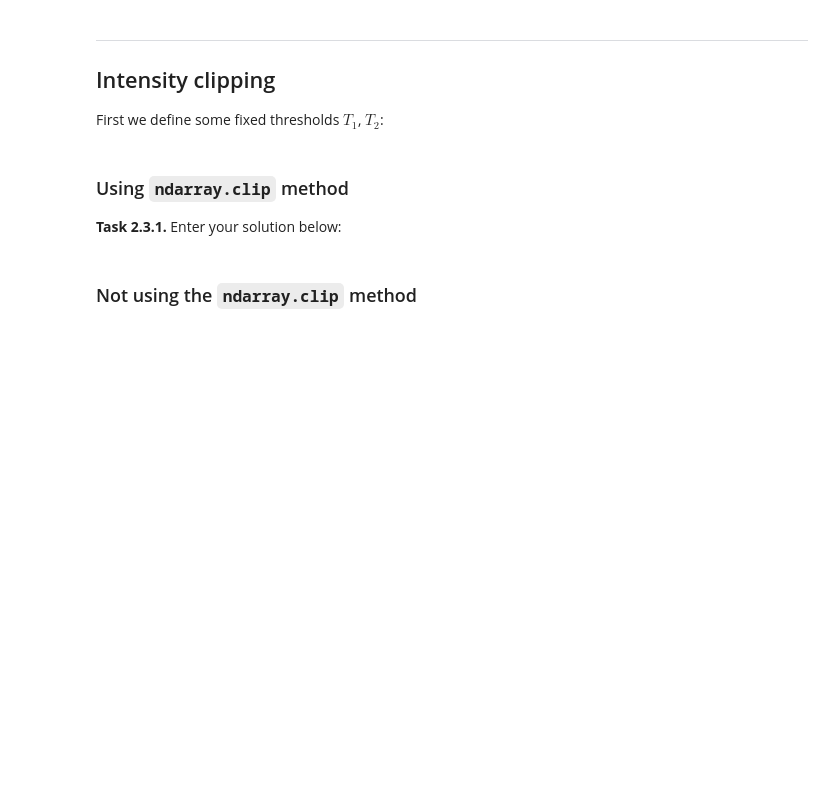
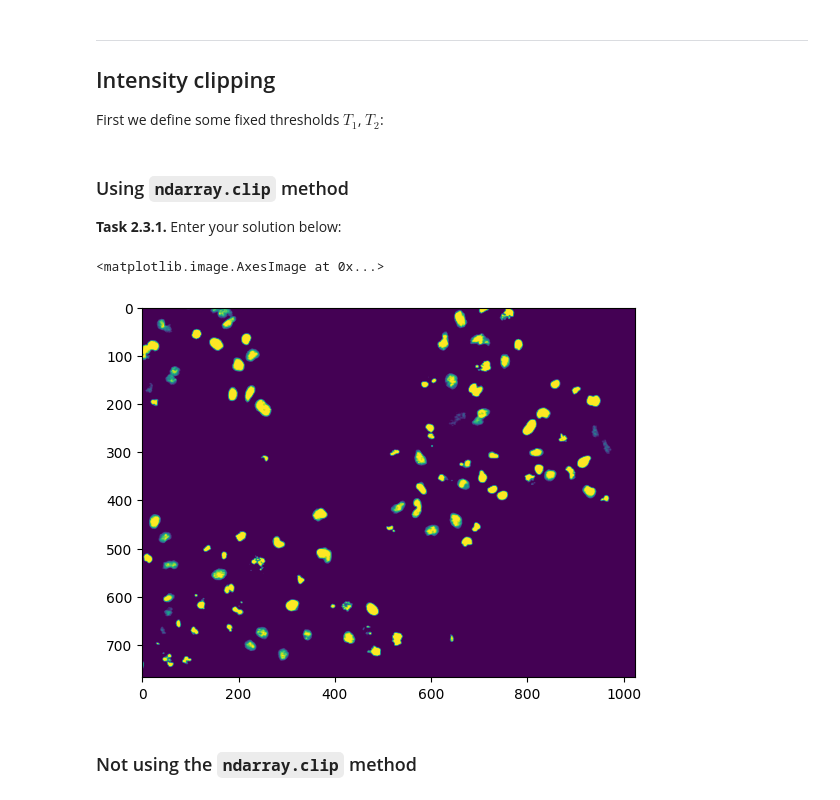
Before and after one commit to helenmen/mobi-fs3-python, a Jupyter notebook: task2.ipynb, the cells around one changed output. Drawn from its saved outputs; the diff is of its cells as text; code cells hidden in the pictures; blank space fills up the shorter version.

```diff
--- a/task2.ipynb
+++ b/task2.ipynb
@@ -36,6 +46,14 @@ T2 = 0.59
 ### Using `ndarray.clip` method
 
 **<a id="#">Task 2.3.1.</a>** Enter your solution below:
+# %%
+imog=img.copy()
+imflat=imog.flatten()
+plt.hist(imflat.clip(T1,T2))
+plt.imshow(imog.clip(T1,T2))
+# %% [output]
+<matplotlib.image.AxesImage at 0x...>
+[figure, added]
 # %% [markdown]
 ### Not using the `ndarray.clip` method
 # %% [markdown]
```
Also changed, not shown: parts of 6 cells of this notebook.
